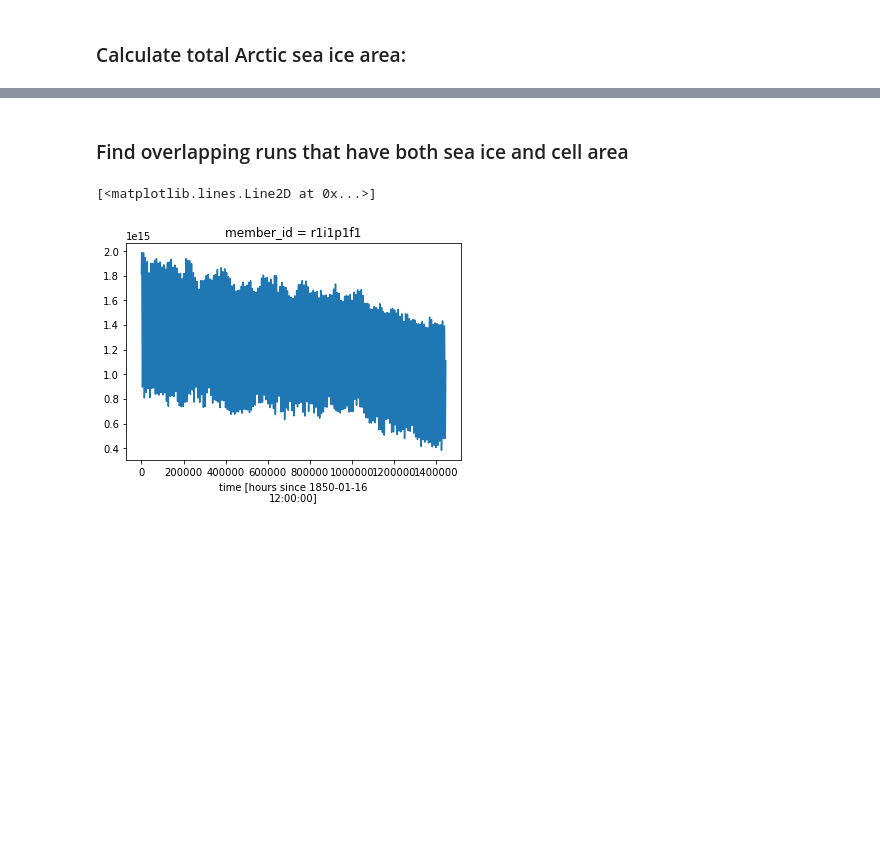
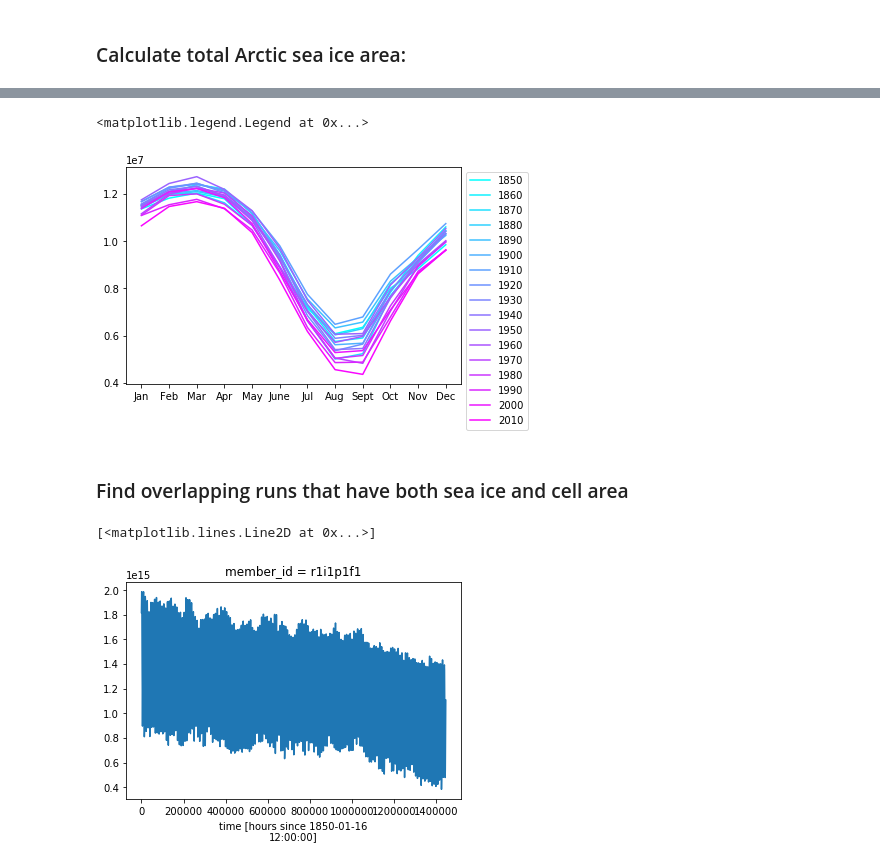
Before and after one commit to smithmadisonm/cmip6-seaice-temp-sensitivity, a Jupyter notebook: notebooks/Sea_ice_temp.ipynb, the cells around one changed output, grey strips where cells are left out. Drawn from its saved outputs; the diff is of its cells as text; code cells hidden in the pictures; blank space fills up the shorter version.

```diff
--- a/notebooks/Sea_ice_temp.ipynb
+++ b/notebooks/Sea_ice_temp.ipynb
@@ -105,5 +115,14 @@ for key, item in sidset_dict.items():
         si_dict[model]['areacello'] = ardset_dict[model_name_dict[model]]['areacello']
 # %% [markdown]
 ### Calculate total Arctic sea ice area:
+# %%
+# Rename dimensions so they're all the same:
+si_dict_c = {}
+
+for m in models_intersect:
+    if 'x' in si_dict[m].dims:
+        si_dict_c[m] = si_dict[m].rename(dict(x='j',y='i'))
+    else:
+        si_dict_c[m] = si_dict[m]
 # %%
 m=models_intersect[0]
@@ -149,3 +159,13 @@ Data variables:
+# %%
+si_month = si_dict_c[m]['si_area_tot_arc'].isel(member_id=1).values.reshape(165,12)
+colors = plt.cm.cool(np.linspace(0,1,165))
+for y in range(0,165,10):
+    plt.plot(np.arange(1,13,1),si_month[y,:],color=colors[y],label=str(y+1850))
+plt.xticks(np.arange(1,13,1), month_lab)
+plt.legend(bbox_to_anchor=(1,1))
+# %% [output]
+<matplotlib.legend.Legend at 0x...>
+[figure, added]
 # %% [markdown]
 ### Find overlapping runs that have both sea ice and cell area
 # %%
```
Also changed, not shown: parts of 14 cells of this notebook.
